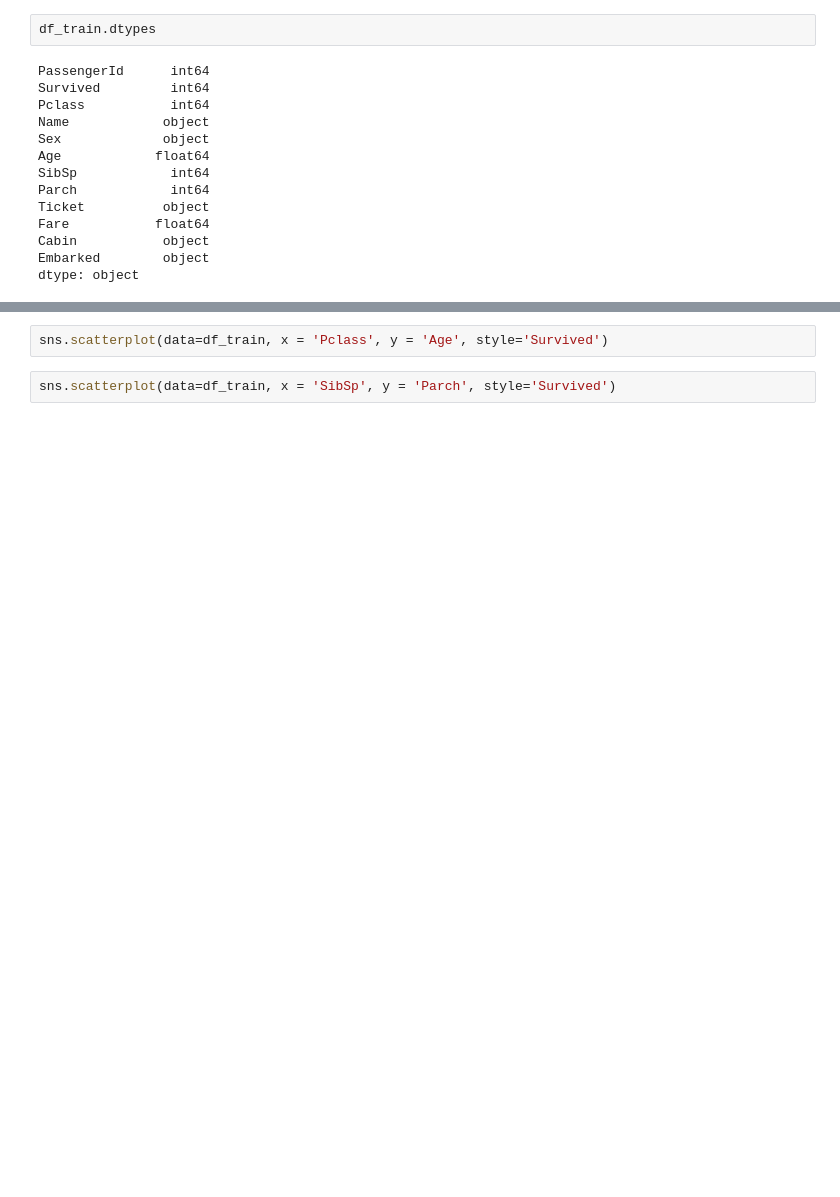
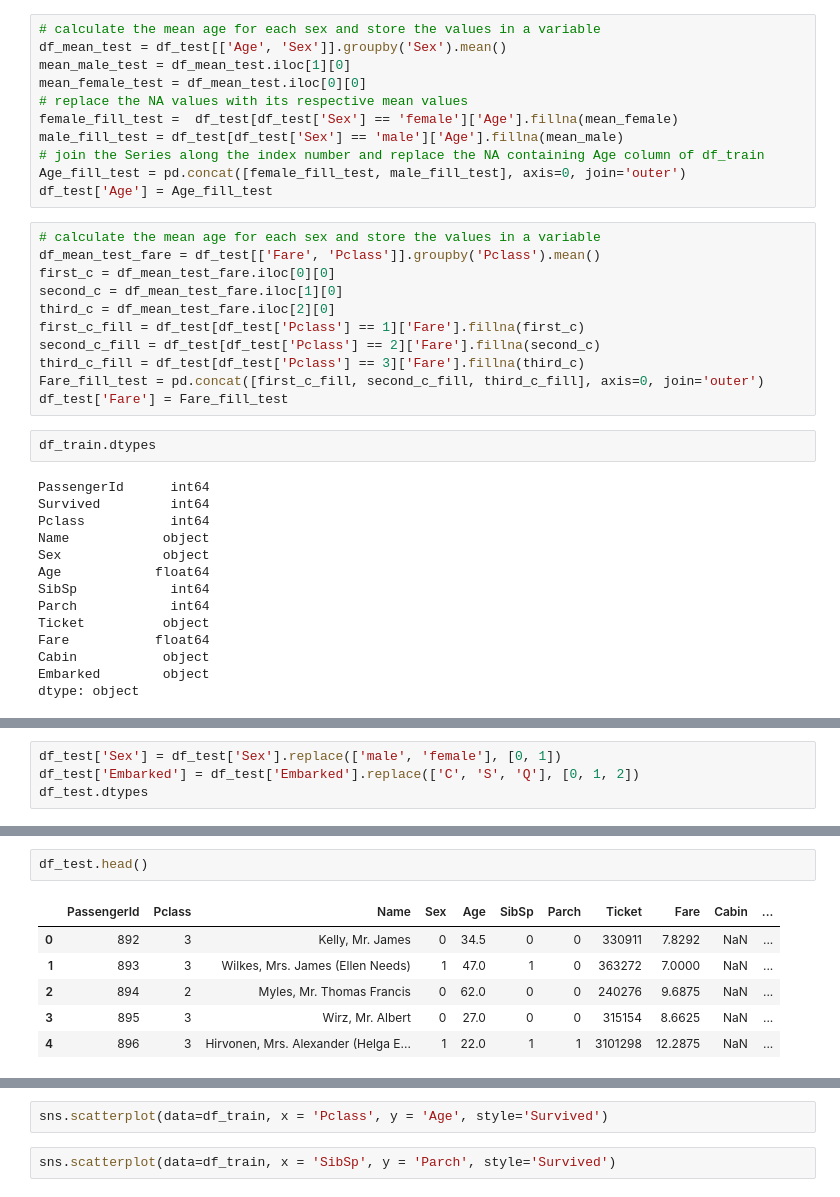
Before and after one commit to michaelgerloff/Titanic-Machine-Learning, a Jupyter notebook: titanic_logistic_regression.ipynb, the cells around one changed output, grey strips where cells are left out. Saved outputs shown, nothing was run; the diff lists cells and outputs as text; blank space fills up the shorter version.

```diff
--- a/titanic_logistic_regression.ipynb
+++ b/titanic_logistic_regression.ipynb
@@ -44,6 +62,28 @@ male_fill = df_train[df_train['Sex'] == 'male']['Age'].fillna(mean_male)
 # join the Series along the index number and replace the NA containing Age column of df_train
 Age_fill = pd.concat([female_fill, male_fill], axis=0, join='outer')
 df_train['Age'] = Age_fill
+# %%
+# calculate the mean age for each sex and store the values in a variable
+df_mean_test = df_test[['Age', 'Sex']].groupby('Sex').mean()
+mean_male_test = df_mean_test.iloc[1][0]
+mean_female_test = df_mean_test.iloc[0][0]
+# replace the NA values with its respective mean values
+female_fill_test =  df_test[df_test['Sex'] == 'female']['Age'].fillna(mean_female)
+male_fill_test = df_test[df_test['Sex'] == 'male']['Age'].fillna(mean_male)
+# join the Series along the index number and replace the NA containing Age column of df_train
+Age_fill_test = pd.concat([female_fill_test, male_fill_test], axis=0, join='outer')
+df_test['Age'] = Age_fill_test
+# %%
+# calculate the mean age for each sex and store the values in a variable
+df_mean_test_fare = df_test[['Fare', 'Pclass']].groupby('Pclass').mean()
+first_c = df_mean_test_fare.iloc[0][0]
+second_c = df_mean_test_fare.iloc[1][0]
+third_c = df_mean_test_fare.iloc[2][0]
+first_c_fill = df_test[df_test['Pclass'] == 1]['Fare'].fillna(first_c)
+second_c_fill = df_test[df_test['Pclass'] == 2]['Fare'].fillna(second_c)
+third_c_fill = df_test[df_test['Pclass'] == 3]['Fare'].fillna(third_c)
+Fare_fill_test = pd.concat([first_c_fill, second_c_fill, third_c_fill], axis=0, join='outer')
+df_test['Fare'] = Fare_fill_test
 # %%
 df_train.dtypes
 # %% [output]
@@ -62,0 +121,4 @@ dtype: object
+# %%
+df_test['Sex'] = df_test['Sex'].replace(['male', 'female'], [0, 1])
+df_test['Embarked'] = df_test['Embarked'].replace(['C', 'S', 'Q'], [0, 1, 2])
+df_test.dtypes
@@ -62,0 +147,9 @@ dtype: object
+# %%
+df_test.head()
+# %% [output]
+|  | PassengerId | Pclass | Name | Sex | Age | SibSp | Parch | Ticket | Fare | Cabin | ... |
+| 0 | 892 | 3 | Kelly, Mr. James | 0 | 34.5 | 0 | 0 | 330911 | 7.8292 | NaN | ... |
+| 1 | 893 | 3 | Wilkes, Mrs. James (Ellen Needs) | 1 | 47.0 | 1 | 0 | 363272 | 7.0000 | NaN | ... |
+| 2 | 894 | 2 | Myles, Mr. Thomas Francis | 0 | 62.0 | 0 | 0 | 240276 | 9.6875 | NaN | ... |
+| 3 | 895 | 3 | Wirz, Mr. Albert | 0 | 27.0 | 0 | 0 | 315154 | 8.6625 | NaN | ... |
+| 4 | 896 | 3 | Hirvonen, Mrs. Alexander (Helga E... | 1 | 22.0 | 1 | 1 | 3101298 | 12.2875 | NaN | ... |
```
Also changed, not shown: parts of 33 cells of this notebook, 1 other file.
